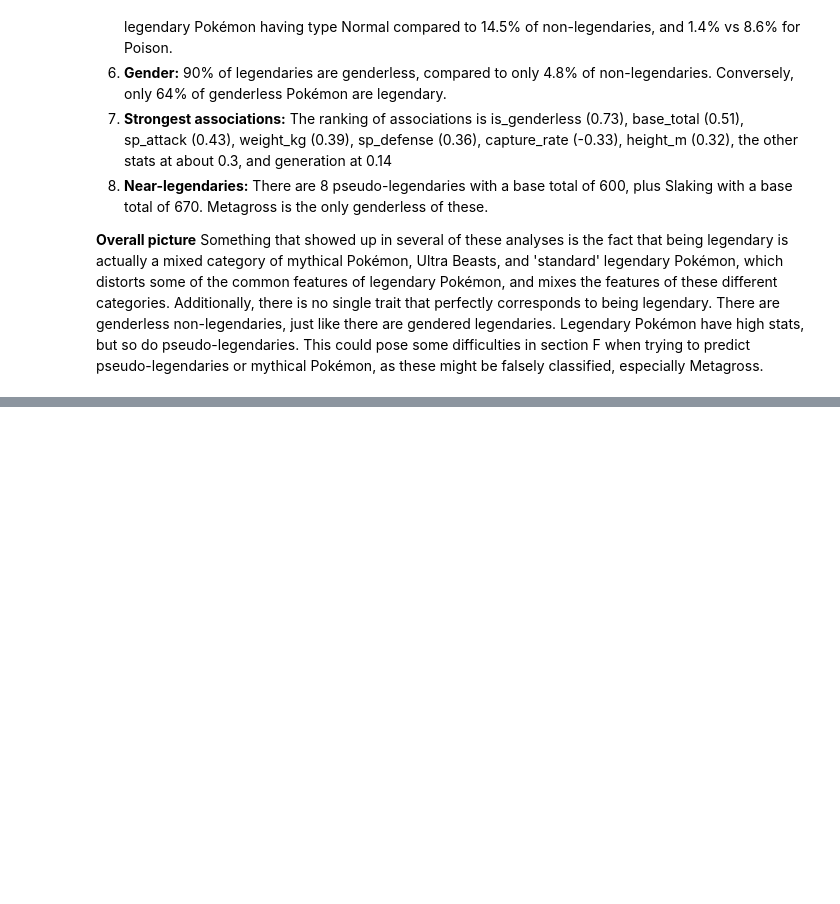
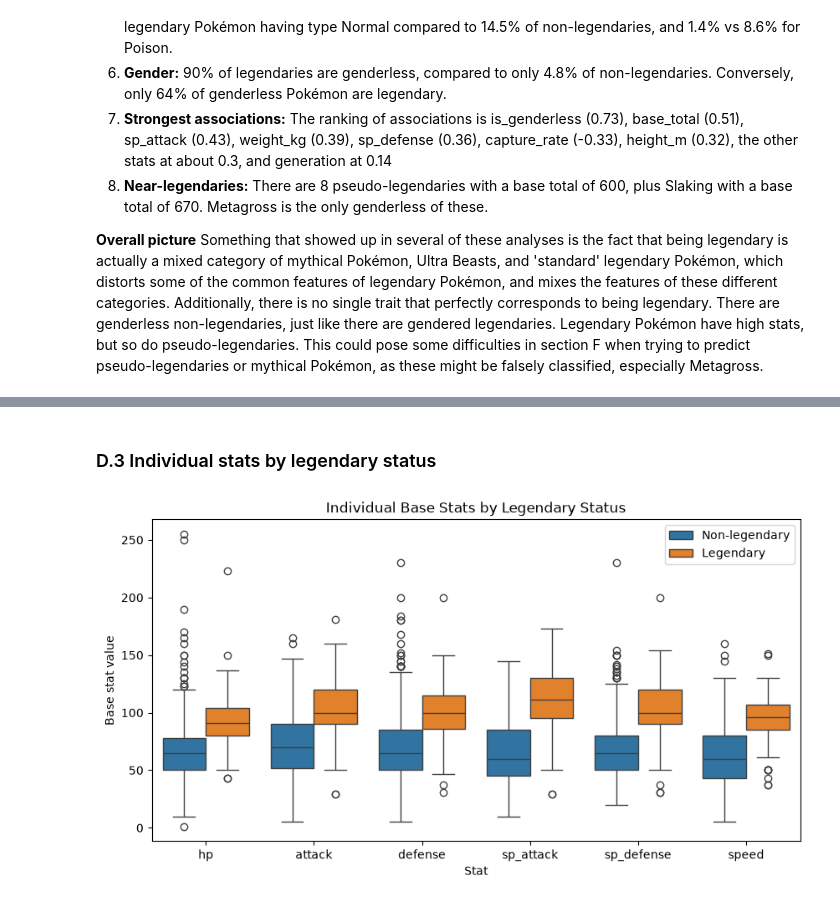
Before and after one commit to mhase27/dcs211_final_project, a Jupyter notebook: pokemon_analysis.ipynb, the cells around one changed output, grey strips where cells are left out. Cells and saved outputs as stored; diff of their text form; code cells hidden in the pictures; blank space fills up the shorter version.

```diff
--- a/pokemon_analysis.ipynb
+++ b/pokemon_analysis.ipynb
@@ -798,0 +842,18 @@ This could pose some difficulties in section F when trying to predict pseudo-leg
+# %% [markdown]
+### D.3 Individual stats by legendary status
+# %%
+df_clean['status'] = df_clean['is_legendary'].map({0: 'Non-legendary', 1: 'Legendary'}) # readable group names for plot legends
+
+stats_long = df_clean.melt(id_vars = 'status', value_vars = stat_columns,
+                           var_name = 'stat', value_name = 'value') # reshapes the data so all stats are under one column
+
+plt.figure(figsize = (10, 5))
+sns.boxplot(data = stats_long, x = 'stat', y = 'value', hue = 'status') # draws a boxplot, distinguishing by legendary status
+plt.title("Individual Base Stats by Legendary Status")
+plt.xlabel("Stat")
+plt.ylabel("Base stat value")
+plt.legend(title = "") # removes the legend title; seaborn already labels the groups
+plt.savefig('figures/03_individual_stats_boxplot.png', dpi = 150, bbox_inches = 'tight') # saves figure in directory
+plt.show()
+# %% [output]
+[figure, added]
```
Also changed, not shown: parts of 23 cells of this notebook, 7 other files.
